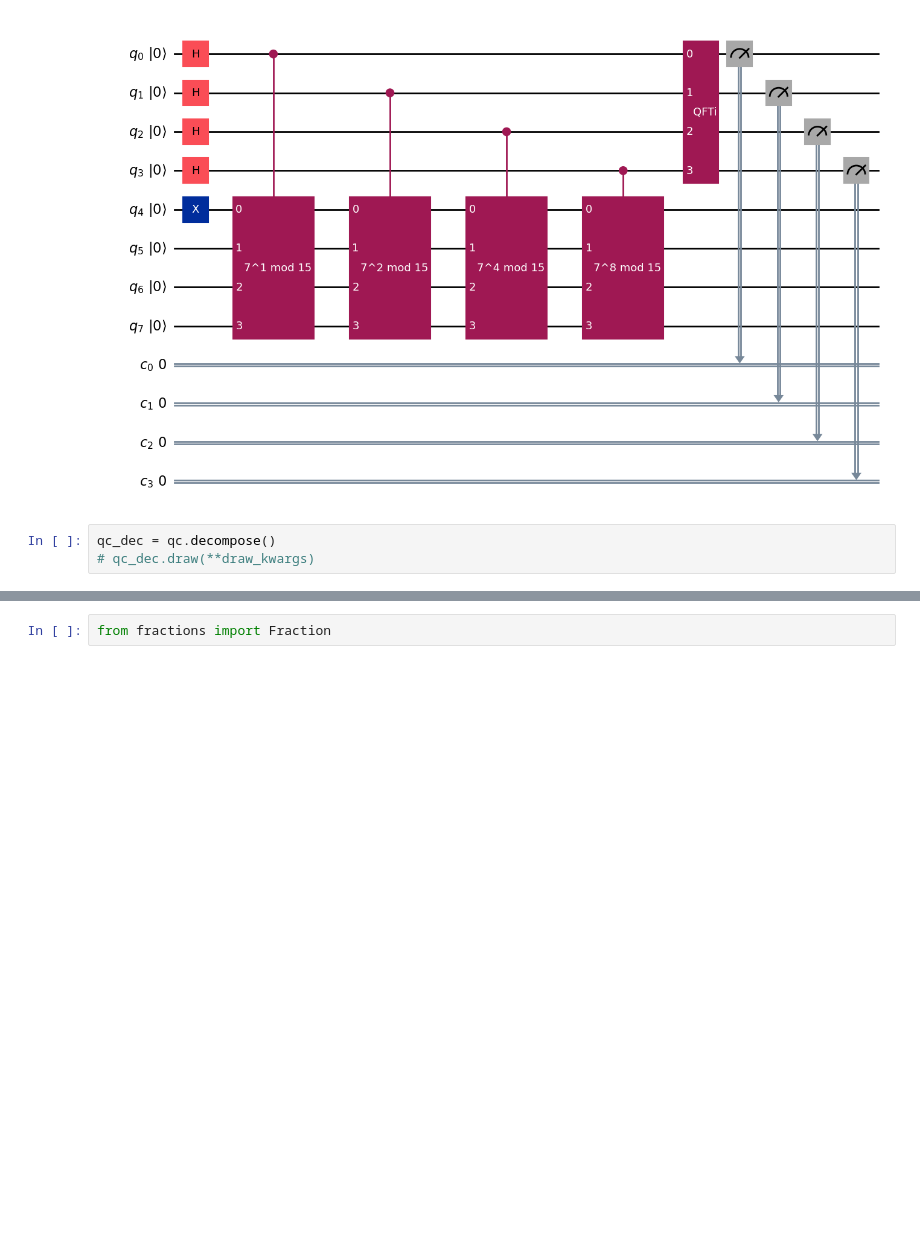
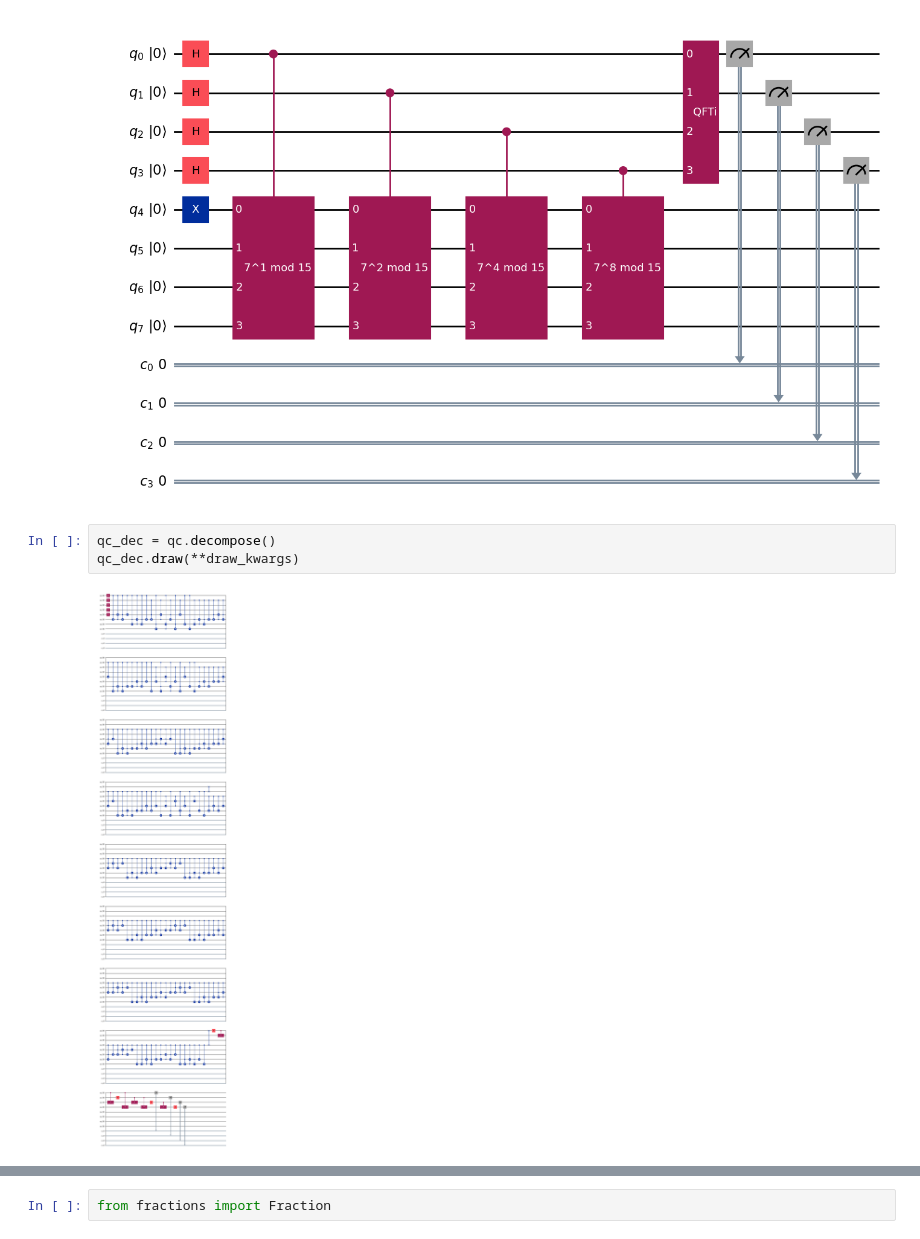
Before and after one commit to AlbertoJOR/tutorialQiskit, a Jupyter notebook: tutorial.ipynb, the cells around one changed output, grey strips where cells are left out. Drawn from its saved outputs; the diff is of its cells as text; blank space fills up the shorter version.

```diff
--- a/tutorial.ipynb
+++ b/tutorial.ipynb
@@ -274,7 +333,9 @@ qc.draw(**draw_kwargs)
 [figure]
 # %%
 qc_dec = qc.decompose()
-# qc_dec.draw(**draw_kwargs)
+qc_dec.draw(**draw_kwargs)
+# %% [output]
+[figure, added]
 # %%
 simulator = AerSimulator()
 result = simulator.run(qc_dec, shots=1024).result()
```
Also changed, not shown: parts of 22 cells of this notebook.
